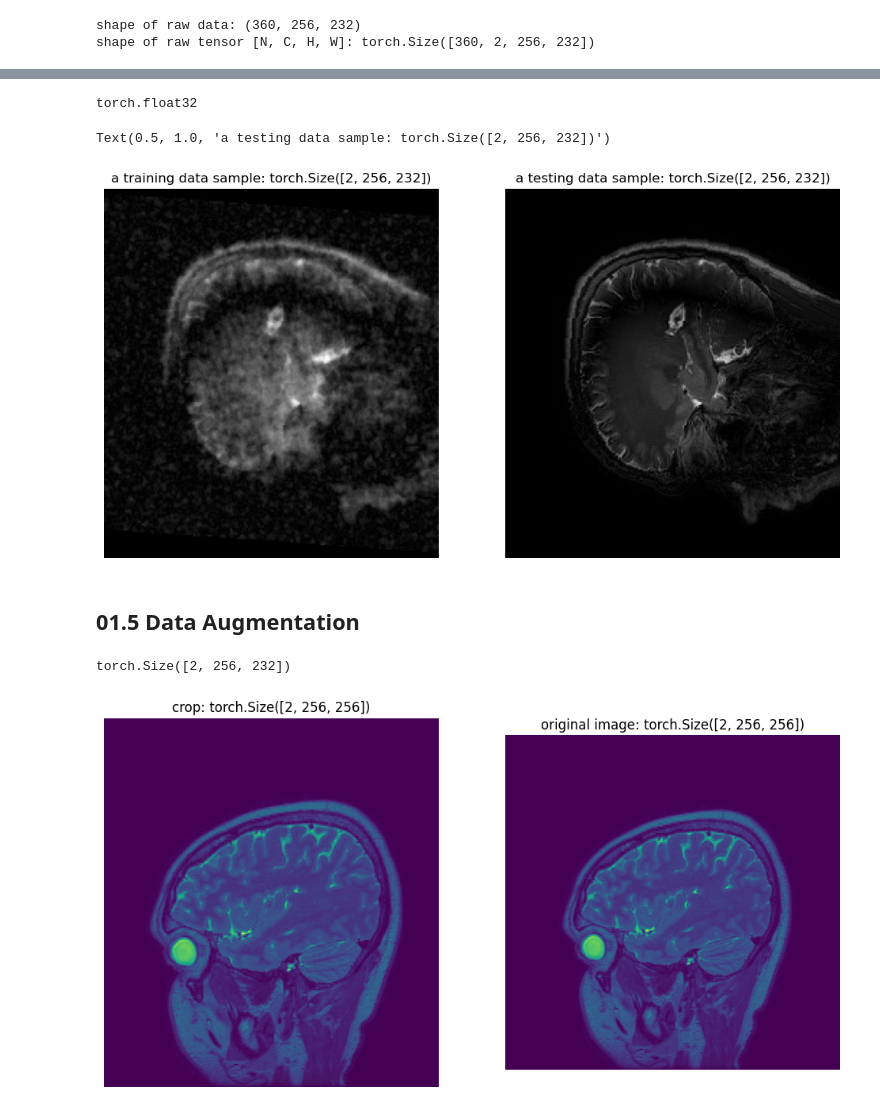
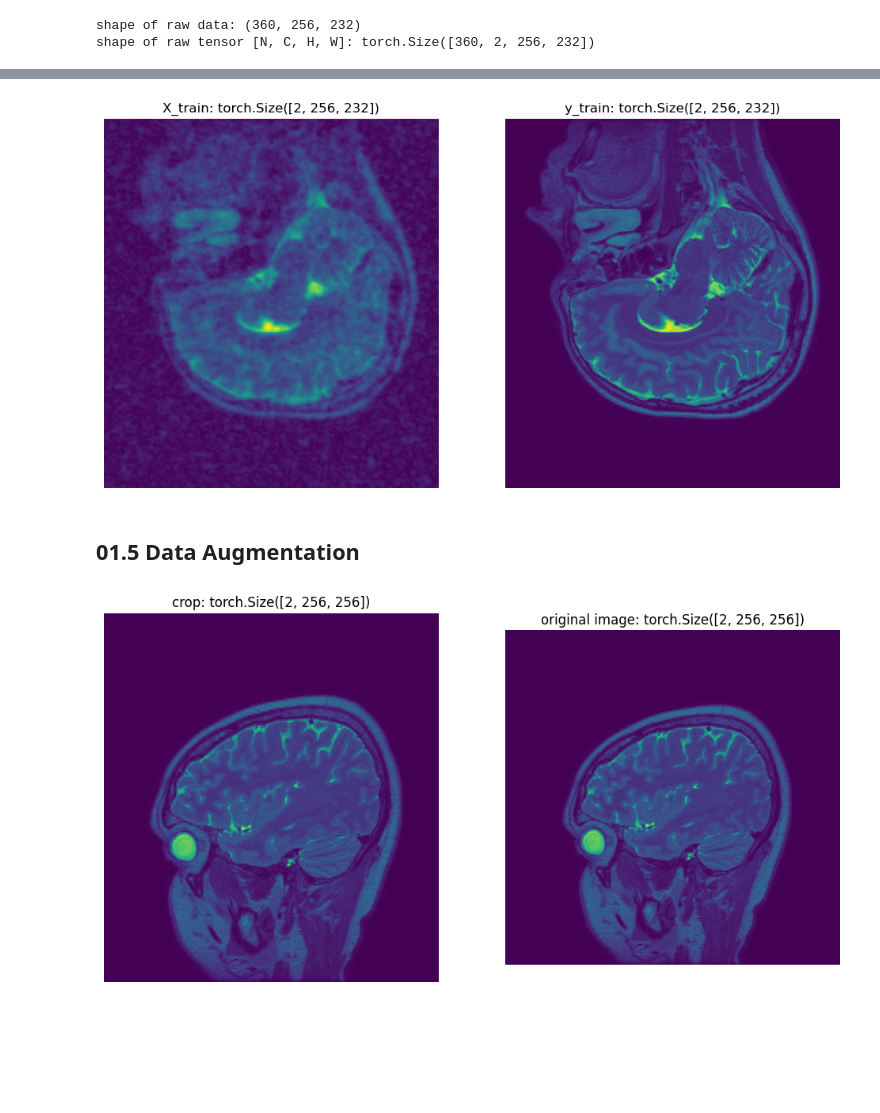
Before and after one commit to JasonLiu2024/MRI_project, a Jupyter notebook: Project_Colab_230409.ipynb, the cells around one changed output, grey strips where cells are left out. Saved outputs shown, nothing was run; the diff lists cells and outputs as text; code cells hidden in the pictures; blank space fills up the shorter version.

```diff
--- a/Project_Colab_230409.ipynb
+++ b/Project_Colab_230409.ipynb
@@ -82,7 +109,7 @@ def ShowTensorImage(tensor): # Neural network output is of the form [N, C, H, W]
        tensor = tensor.squeeze(0) # remove first dimension if dim = 4
     numpy = tensor.detach().numpy() # convert to numpy array, form [C, H, W]
     return np.sqrt(numpy[0]**2 + numpy[1]**2)
-def Augmentation_Compare(before, after, after_content):
+def Augmentation_Compare(before, after, before_content, after_content):
   fig = plt.figure(figsize=(12, 12))
   rows = 1
   columns = 2
@@ -90,12 +117,12 @@ def Augmentation_Compare(before, after, after_content):
   fig.add_subplot(rows, columns, 1)
   plt.imshow(ShowTensorImage(before))
   plt.axis('off')
-  plt.title(after_content + ": " + str(after.shape))
+  plt.title(before_content + ": " + str(after.shape))
 
   fig.add_subplot(rows, columns, 2)
   plt.imshow(ShowTensorImage(after))
   plt.axis('off')
-  plt.title("original image: " + str(after.shape))
+  plt.title(after_content + ": " + str(after.shape))
 # %%
 # load raw data
 LocalData = "my_data/dataset.hdf5"
@@ -155,51 +182,33 @@ Augmentation_Compare(X_shuffled[i], y_shuffled[i], "shuffle")
 # %%
 # partition data
 training_ct = int(N * 0.75)
 validate_ct = int(N * 0.05)
 test_ct = int(N * 0.2)
 dev_ct = 1
 partition = {
-    'train': list(range(dev_ct)),
+    'train': list(range(training_ct)),
     'validate': list(range(training_ct, training_ct + validate_ct)),
     'test': list(range(training_ct + validate_ct, N))
 }
 labels = list[range(0, N)]
 # I put dataset dataset.hdf5 in folder 'my_data'
 train_dataset = h5py_Dataset(subset_X_IDs=partition['train'],
                             y_IDs=labels,
                             augmented_X=X_shuffled,
                             augmented_y=y_shuffled)
+validate_dataset = h5py_Dataset(subset_X_IDs=partition['validate'],
+                            y_IDs=labels,
+                            augmented_X=X_shuffled,
+                            augmented_y=y_shuffled)
 test_dataset = h5py_Dataset(subset_X_IDs=partition['test'],
                             y_IDs=labels,
                             augmented_X=X_shuffled,
                             augmented_y=y_shuffled)
 # Testing 'h5py_Dataset' class
-fig = plt.figure(figsize=(12, 12))
-rows = 1
-columns = 2
 x1, y1 = train_dataset.__getitem__(0)
-print(x1.dtype)
-# to show images, I use absolute value
-fig.add_subplot(rows, columns, 1)
-plt.imshow(np.sqrt(x1[0]**2 + x1[0]**2), cmap = 'gray')
-plt.axis('off')
-plt.title("a training data sample: " + str(x1.shape))
-# for each pixel a + bi, I show sqrt(a**2 + b**2)
-fig.add_subplot(rows, columns, 2)
-plt.imshow(np.sqrt(y1[0]**2 + y1[0]**2), cmap = 'gray')
-plt.axis('off')
-plt.title("a testing data sample: " + str(y1.shape))
+Augmentation_Compare(x1, y1, "X_train", "y_train")
 # %% [output]
-torch.float32
-Text(0.5, 1.0, 'a testing data sample: torch.Size([2, 256, 232])')
-[figure, old version]
+[figure, new version]
 # %% [markdown]
 ## **01.5 Data Augmentation**
-# %%
-# Reference: https://towardsdatascience.com/a-comprehensive-guide-to-image-augmentation-using-pytorch-fb162f2444be
-# use y1 to test, since it's the good image
-img = y1
-img.shape
-# %% [output]
-torch.Size([2, 256, 232])
 # %%
```
Also changed, not shown: parts of 16 cells of this notebook.
